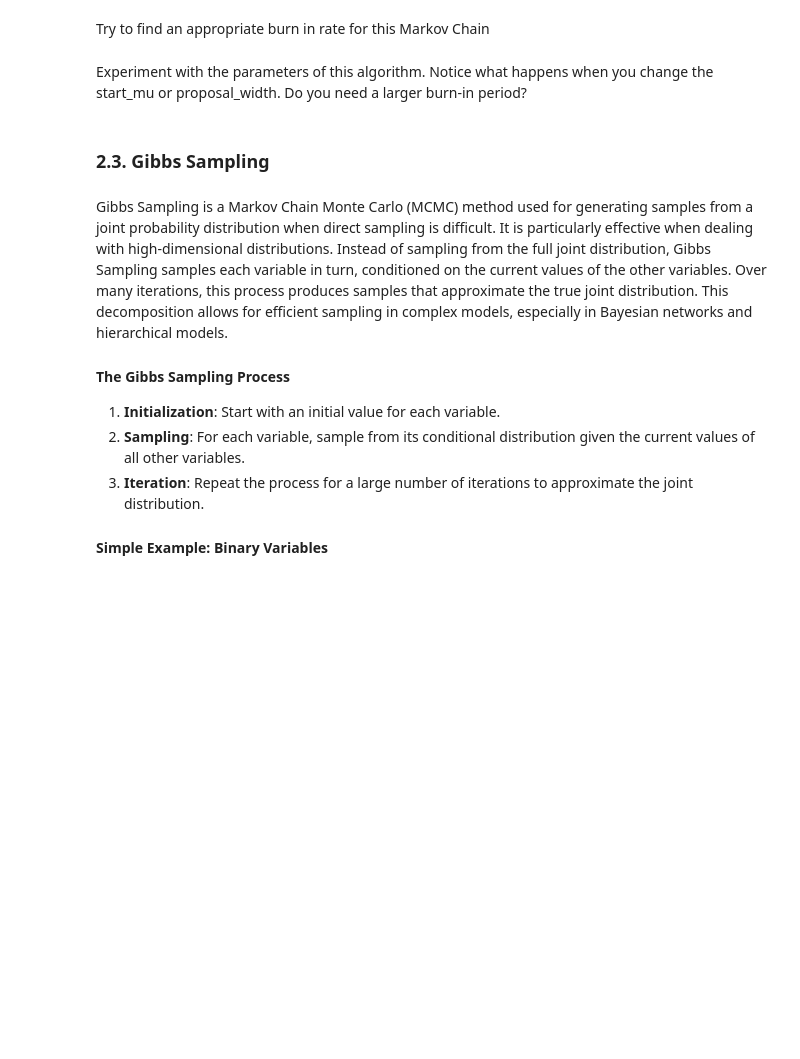
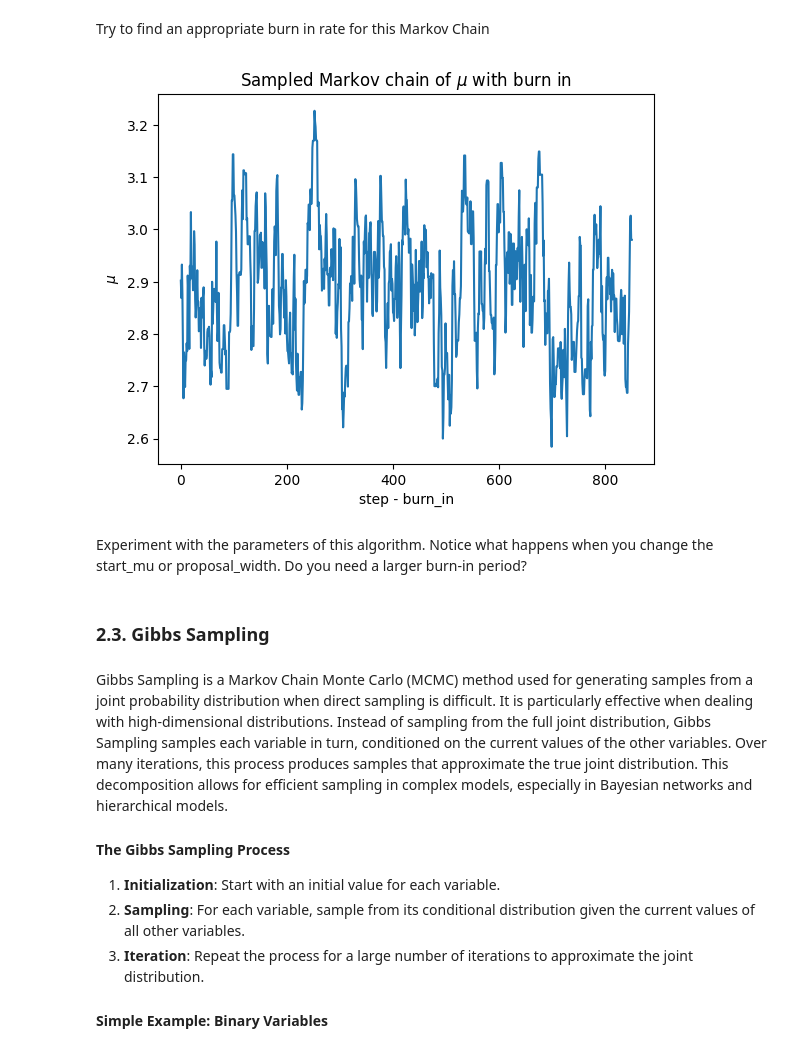
Before and after one commit to Ming25w/RL, a Jupyter notebook: Labs/Lab 2 - Statistical Inference.ipynb, the cells around one changed output. Drawn from its saved outputs; the diff is of its cells as text; code cells hidden in the pictures; blank space fills up the shorter version.

```diff
--- a/Labs/Lab 2 - Statistical Inference.ipynb
+++ b/Labs/Lab 2 - Statistical Inference.ipynb
@@ -465,16 +491,18 @@ Try to find an appropriate burn in rate for this Markov Chain
 # %%
 # Begin Solution:
 
-burn_in =
+burn_in = 150
 
 # Plot the markov chain
 plt.plot(samples[burn_in:])
-plt.title('Sampled Markov chain of $\mu$ with burn in')
+plt.title(r'Sampled Markov chain of $\mu$ with burn in')
 plt.xlabel('step - burn_in')
-plt.ylabel('$\mu$')
+plt.ylabel(r'$\mu$')
 plt.show()
 
 # End Solution
+# %% [output]
+[figure, added]
 # %% [markdown]
 Experiment with the parameters of this algorithm. Notice what happens when you change the start_mu or proposal_width. Do you need a larger burn-in period?
 # %% [markdown]
```
Also changed, not shown: parts of 19 cells of this notebook.
